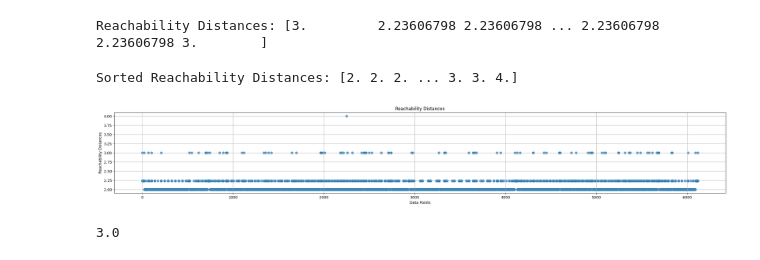
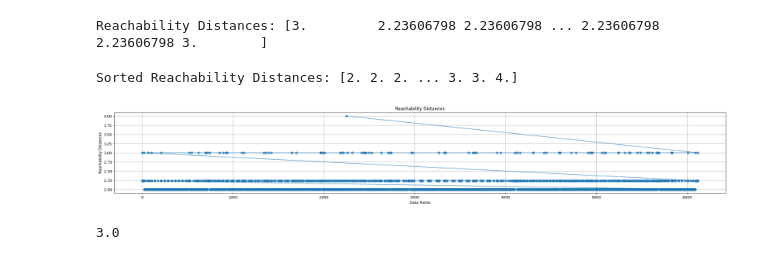
Before and after one commit to Grandi-Luca/AAUTExercises, a Jupyter notebook: Jupyter Notebooks/clustering_copy_for_students_aa_21_22.ipynb, the cells around one changed output. Saved outputs shown, nothing was run; the diff lists cells and outputs as text; code cells hidden in the pictures.

```diff
--- a/Jupyter Notebooks/clustering_copy_for_students_aa_21_22.ipynb
+++ b/Jupyter Notebooks/clustering_copy_for_students_aa_21_22.ipynb
@@ -472,22 +472,22 @@ Sorted Reachability Distances: [2. 2. 2. ... 3. 3. 4.]
 # %%
 # Create a plot
 plt.figure(figsize=(30, 4))
 
 indices = sorted_distances[:,0]
 distances = sorted_distances[:,1]
-plt.scatter(indices, distances, alpha=0.7)
+plt.plot(indices, distances, alpha=0.7, marker="o")
 
 
 # Add labels and title
 plt.xlabel("Data Points")
 plt.ylabel("Reachability Distances")
 plt.title("Reachability Distances")
 
 # Show the plot
 plt.grid()
 plt.show()
 # %% [output]
-[figure, old version]
+[figure, new version]
 # %%
 # Calculate the differences between consecutive reachability distances
 differences = np.diff(sorted_distances[:,1])
```
